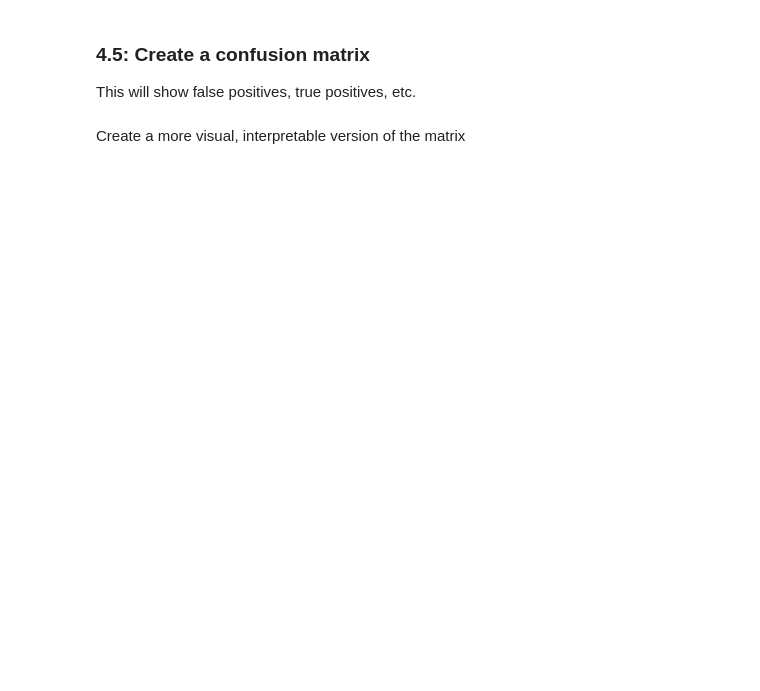
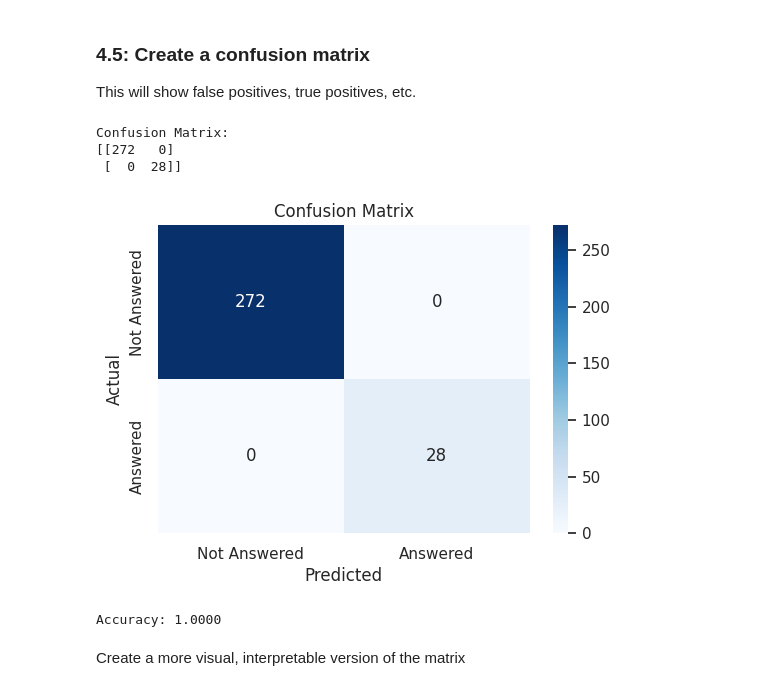
Before and after one commit to kadenpoore/12, a Jupyter notebook: Assignments/Scripts/advise_invest_template.ipynb, the cells around one changed output. Cells and saved outputs as stored; diff of their text form; code cells hidden in the pictures; blank space fills up the shorter version.

```diff
--- a/Assignments/Scripts/advise_invest_template.ipynb
+++ b/Assignments/Scripts/advise_invest_template.ipynb
@@ -516,2 +683,37 @@ This will show false positives, true positives, etc.
+# %%
+# Import necessary libraries
+from sklearn.metrics import confusion_matrix, accuracy_score
+import matplotlib.pyplot as plt
+import seaborn as sns
+
+# Assuming clf (trained DecisionTreeClassifier) and X_test, y_test are already available
+
+# Make predictions
+y_pred = clf.predict(X_test)
+
+# Calculate confusion matrix
+cm = confusion_matrix(y_test, y_pred)
+
+# Print the confusion matrix
+print("Confusion Matrix:")
+print(cm)
+
+# Visualize the confusion matrix using a heatmap
+plt.figure(figsize=(6, 4))
+sns.heatmap(cm, annot=True, fmt="d", cmap="Blues", xticklabels=["Not Answered", "Answered"], yticklabels=["Not Answered", "Answered"])
+plt.title("Confusion Matrix")
+plt.xlabel("Predicted")
+plt.ylabel("Actual")
+plt.show()
+
+# Optionally: Calculate and print accuracy
+accuracy = accuracy_score(y_test, y_pred)
+print(f"Accuracy: {accuracy:.4f}")
+# %% [output]
+Confusion Matrix:
+[[272   0]
+ [  0  28]]
+[figure, added]
+Accuracy: 1.0000
 # %% [markdown]
 Create a more visual, interpretable version of the matrix
```
Also changed, not shown: parts of 29 cells of this notebook.
